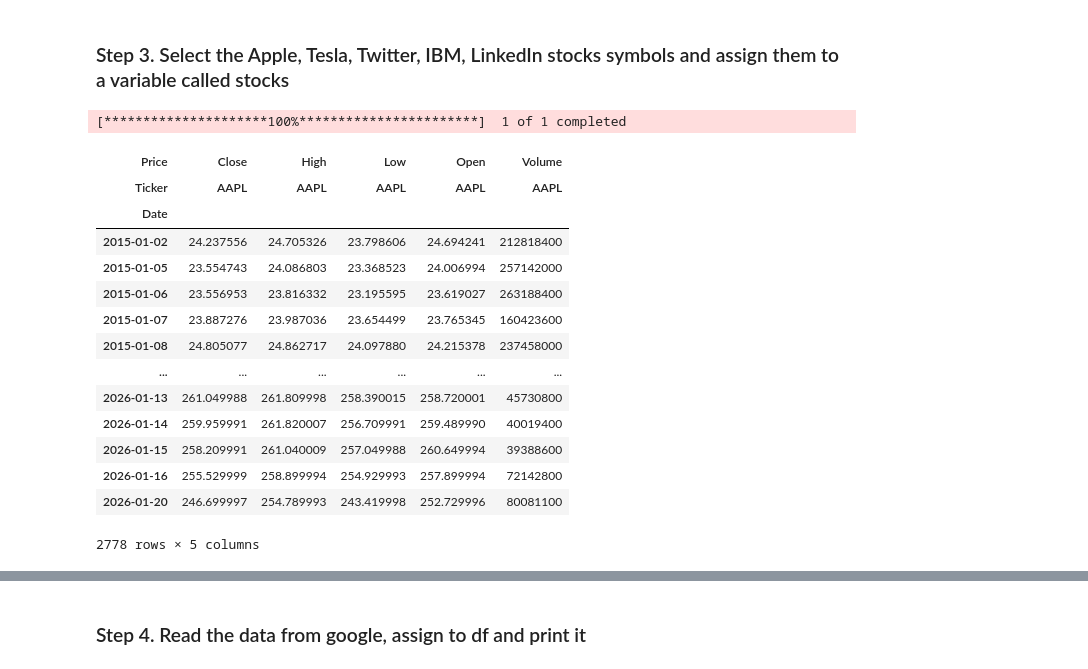
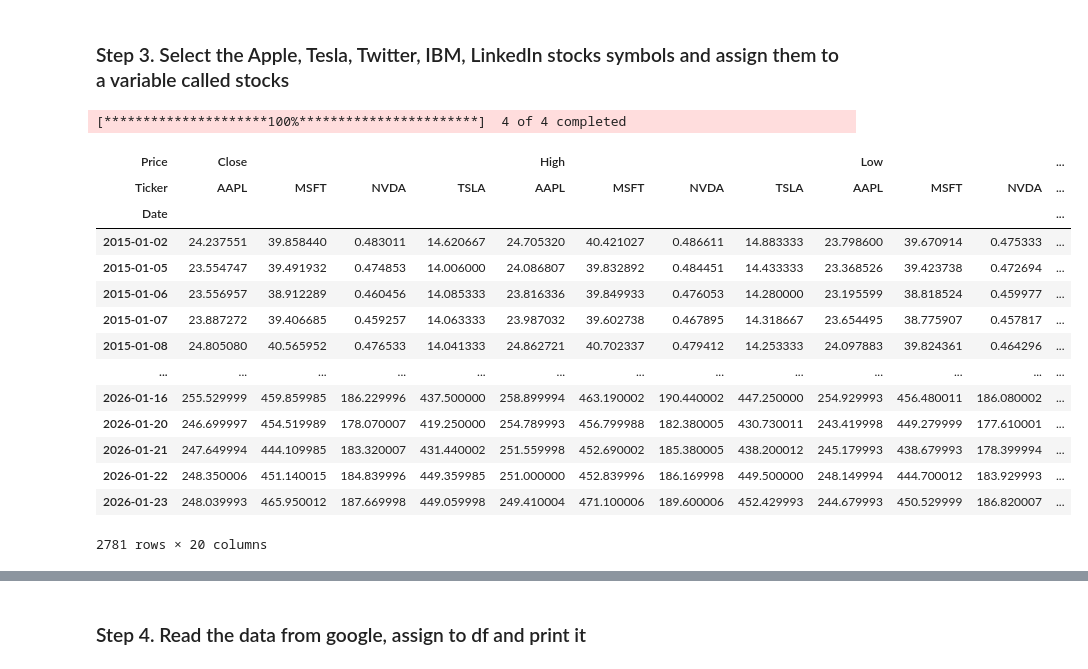
Before and after one commit to AzadiGathui/zindua-python-data-analysis, a Jupyter notebook: wk2_pandas/09_Time_Series/Getting_Financial_Data/Exercises.ipynb, the cells around one changed output, grey strips where cells are left out. Cells and saved outputs as stored; diff of their text form; code cells hidden in the pictures.

```diff
--- a/wk2_pandas/09_Time_Series/Getting_Financial_Data/Exercises.ipynb
+++ b/wk2_pandas/09_Time_Series/Getting_Financial_Data/Exercises.ipynb
@@ -23,21 +23,22 @@ date_end
 # %% [markdown]
 ### Step 3. Select the Apple, Tesla, Twitter, IBM, LinkedIn stocks symbols and assign them to a variable called stocks
 # %%
-yf.download('AAPL',date_start,date_end)
+stocks = yf.download(['AAPL','NVDA','MSFT','TSLA'],date_start,date_end)
+stocks
 # %% [output]
-[*********************100%***********************]  1 of 1 completed
+[*********************100%***********************]  4 of 4 completed
-| Price | Close | High | Low | Open | Volume |
-| Ticker | AAPL | AAPL | AAPL | AAPL | AAPL |
-| Date |  |  |  |  |  |
-| 2015-01-02 | 24.237556 | 24.705326 | 23.798606 | 24.694241 | 212818400 |
-| 2015-01-05 | 23.554743 | 24.086803 | 23.368523 | 24.006994 | 257142000 |
-| 2015-01-06 | 23.556953 | 23.816332 | 23.195595 | 23.619027 | 263188400 |
-| 2015-01-07 | 23.887276 | 23.987036 | 23.654499 | 23.765345 | 160423600 |
-| 2015-01-08 | 24.805077 | 24.862717 | 24.097880 | 24.215378 | 237458000 |
-| ... | ... | ... | ... | ... | ... |
-| 2026-01-13 | 261.049988 | 261.809998 | 258.390015 | 258.720001 | 45730800 |
-| 2026-01-14 | 259.959991 | 261.820007 | 256.709991 | 259.489990 | 40019400 |
-| 2026-01-15 | 258.209991 | 261.040009 | 257.049988 | 260.649994 | 39388600 |
-| 2026-01-16 | 255.529999 | 258.899994 | 254.929993 | 257.899994 | 72142800 |
-| 2026-01-20 | 246.699997 | 254.789993 | 243.419998 | 252.729996 | 80081100 |
+| Price | Close |  |  |  | High |  |  |  | Low |  |  | ... |
+| Ticker | AAPL | MSFT | NVDA | TSLA | AAPL | MSFT | NVDA | TSLA | AAPL | MSFT | NVDA | ... |
+| Date |  |  |  |  |  |  |  |  |  |  |  | ... |
+| 2015-01-02 | 24.237551 | 39.858440 | 0.483011 | 14.620667 | 24.705320 | 40.421027 | 0.486611 | 14.883333 | 23.798600 | 39.670914 | 0.475333 | ... |
+| 2015-01-05 | 23.554747 | 39.491932 | 0.474853 | 14.006000 | 24.086807 | 39.832892 | 0.484451 | 14.433333 | 23.368526 | 39.423738 | 0.472694 | ... |
+| 2015-01-06 | 23.556957 | 38.912289 | 0.460456 | 14.085333 | 23.816336 | 39.849933 | 0.476053 | 14.280000 | 23.195599 | 38.818524 | 0.459977 | ... |
+| 2015-01-07 | 23.887272 | 39.406685 | 0.459257 | 14.063333 | 23.987032 | 39.602738 | 0.467895 | 14.318667 | 23.654495 | 38.775907 | 0.457817 | ... |
+| 2015-01-08 | 24.805080 | 40.565952 | 0.476533 | 14.041333 | 24.862721 | 40.702337 | 0.479412 | 14.253333 | 24.097883 | 39.824361 | 0.464296 | ... |
+| ... | ... | ... | ... | ... | ... | ... | ... | ... | ... | ... | ... | ... |
+| 2026-01-16 | 255.529999 | 459.859985 | 186.229996 | 437.500000 | 258.899994 | 463.190002 | 190.440002 | 447.250000 | 254.929993 | 456.480011 | 186.080002 | ... |
+| 2026-01-20 | 246.699997 | 454.519989 | 178.070007 | 419.250000 | 254.789993 | 456.799988 | 182.380005 | 430.730011 | 243.419998 | 449.279999 | 177.610001 | ... |
+| 2026-01-21 | 247.649994 | 444.109985 | 183.320007 | 431.440002 | 251.559998 | 452.690002 | 185.380005 | 438.200012 | 245.179993 | 438.679993 | 178.399994 | ... |
+| 2026-01-22 | 248.350006 | 451.140015 | 184.839996 | 449.359985 | 251.000000 | 452.839996 | 186.169998 | 449.500000 | 248.149994 | 444.700012 | 183.929993 | ... |
+| 2026-01-23 | 248.039993 | 465.950012 | 187.669998 | 449.059998 | 249.410004 | 471.100006 | 189.600006 | 452.429993 | 244.679993 | 450.529999 | 186.820007 | ... |
-2778 rows × 5 columns
+2781 rows × 20 columns
```
Also changed, not shown: parts of 8 cells of this notebook, 1 other file.
